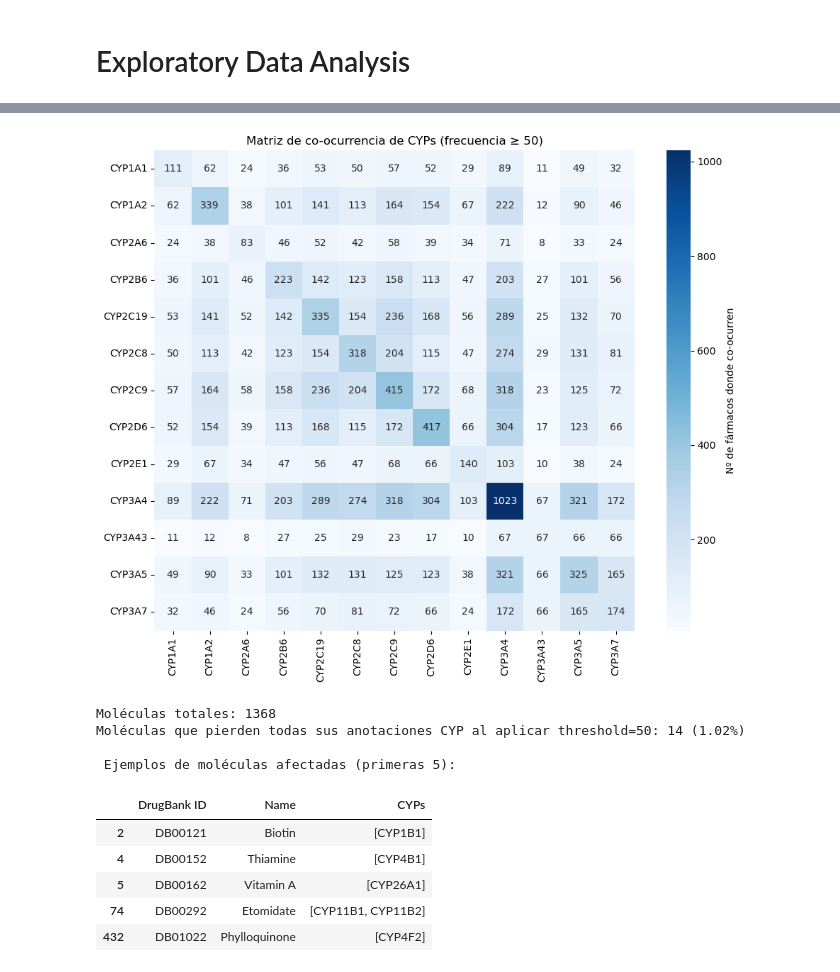
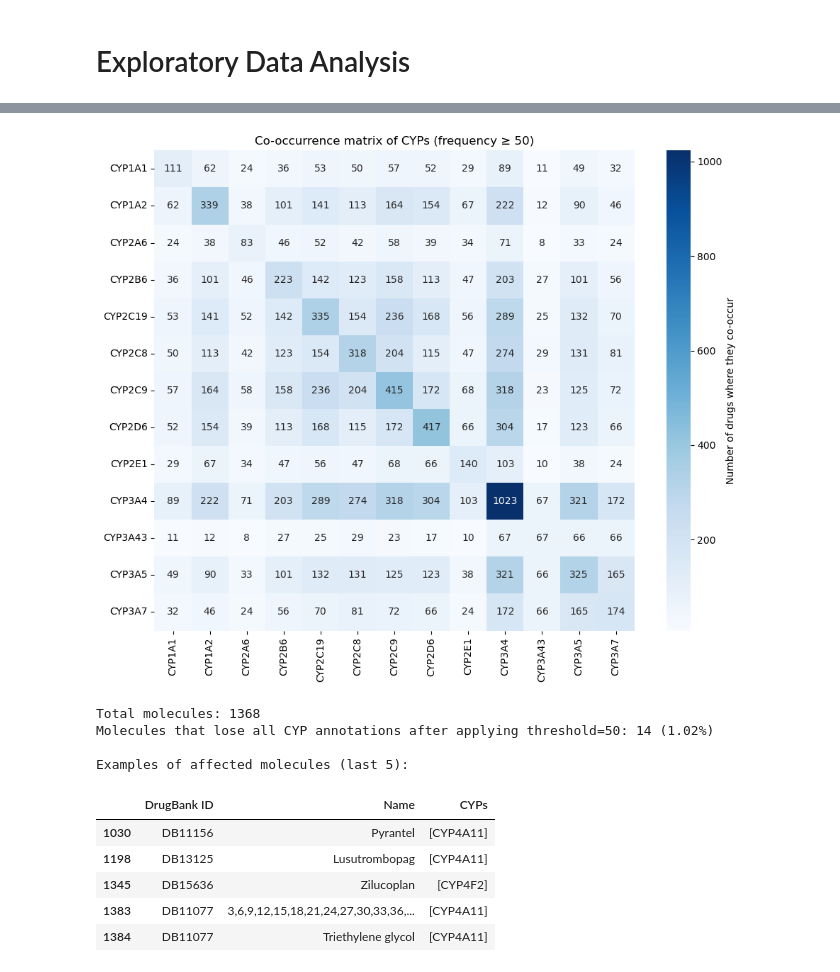
Before and after one commit to grobles17/IMF_TFM_Drug_Metabolism, a Jupyter notebook: DataBases/eda_db.ipynb, the cells around one changed output, grey strips where cells are left out. Cells and saved outputs as stored; diff of their text form; code cells hidden in the pictures.

```diff
--- a/DataBases/eda_db.ipynb
+++ b/DataBases/eda_db.ipynb
@@ -196,53 +196,54 @@ Name: CYPs_filtered, dtype: float64
 # %%
-# Solo CYPs que superan el umbral
+import seaborn as sns
+# Only CYPs that exceed the threshold
 cyps_list = sorted(cyp_counter_filtered.keys())
 n_cyps = len(cyps_list)
 
-# Inicializar matriz de ceros
+# Initialize matrix of zeros
 co_occ = np.zeros((n_cyps, n_cyps), dtype=int)
 
-# Rellenar contando pares
+# Fill the matrix by counting pairs
 for cyps in df_filtered["CYPs_filtered"]:
     cyps_set = set(cyps)
     for i, c1 in enumerate(cyps_list):
         if c1 in cyps_set:
             for j, c2 in enumerate(cyps_list):
                 if c2 in cyps_set:
                     co_occ[i, j] += 1
 
-# Convertir a DataFrame para el heatmap
+# Convert to DataFrame for the heatmap
 df_co_occ = pd.DataFrame(co_occ, index=cyps_list, columns=cyps_list)
 
-# Dibujar
+# Plot
 plt.figure(figsize=(10, 8))
 sns.heatmap(df_co_occ, annot=True, fmt='d', cmap='Blues', square=True,
-            cbar_kws={'label': 'Nº de fármacos donde co-ocurren'})
-plt.title(f"Matriz de co-ocurrencia de CYPs (frecuencia ≥ {THRESHOLD})")
+            cbar_kws={'label': 'Number of drugs where they co-occur'})
+plt.title(f"Co-occurrence matrix of CYPs (frequency ≥ {THRESHOLD})")
 plt.tight_layout()
 plt.show()
 # %% [output]
-[figure, old version]
+[figure, new version]
 # %%
-# Moléculas que pierden TODAS sus anotaciones
+# Molecules that lose all CYP annotations after filtering
 lost_molecules = df_all[df_all["CYPs_filtered"].map(len) == 0]
 num_lost = len(lost_molecules)
 total = len(df_all)
 pct_lost = (num_lost / total) * 100
 
-print(f"Moléculas totales: {total}")
-print(f"Moléculas que pierden todas sus anotaciones CYP al aplicar threshold={THRESHOLD}: {num_lost} ({pct_lost:.2f}%)")
+print(f"Total molecules: {total}")
+print(f"Molecules that lose all CYP annotations after applying threshold={THRESHOLD}: {num_lost} ({pct_lost:.2f}%)")
 
 if num_lost > 0:
-    print("\n Ejemplos de moléculas afectadas (primeras 5):")
-    display(lost_molecules[["DrugBank ID", "Name", "CYPs"]].head())
+    print("\nExamples of affected molecules (last 5):")
+    display(lost_molecules[["DrugBank ID", "Name", "CYPs"]].tail())
 # %% [output]
-Moléculas totales: 1368
-Moléculas que pierden todas sus anotaciones CYP al aplicar threshold=50: 14 (1.02%)
+Total molecules: 1368
+Molecules that lose all CYP annotations after applying threshold=50: 14 (1.02%)
 
- Ejemplos de moléculas afectadas (primeras 5):
+Examples of affected molecules (last 5):
 |  | DrugBank ID | Name | CYPs |
-| 2 | DB00121 | Biotin | [CYP1B1] |
-| 4 | DB00152 | Thiamine | [CYP4B1] |
-| 5 | DB00162 | Vitamin A | [CYP26A1] |
-| 74 | DB00292 | Etomidate | [CYP11B1, CYP11B2] |
-| 432 | DB01022 | Phylloquinone | [CYP4F2] |
+| 1030 | DB11156 | Pyrantel | [CYP4A11] |
+| 1198 | DB13125 | Lusutrombopag | [CYP4A11] |
+| 1345 | DB15636 | Zilucoplan | [CYP4F2] |
+| 1383 | DB11077 | 3,6,9,12,15,18,21,24,27,30,33,36,... | [CYP4A11] |
+| 1384 | DB11077 | Triethylene glycol | [CYP4A11] |
```
Also changed, not shown: parts of 15 cells of this notebook, 1 other file.
